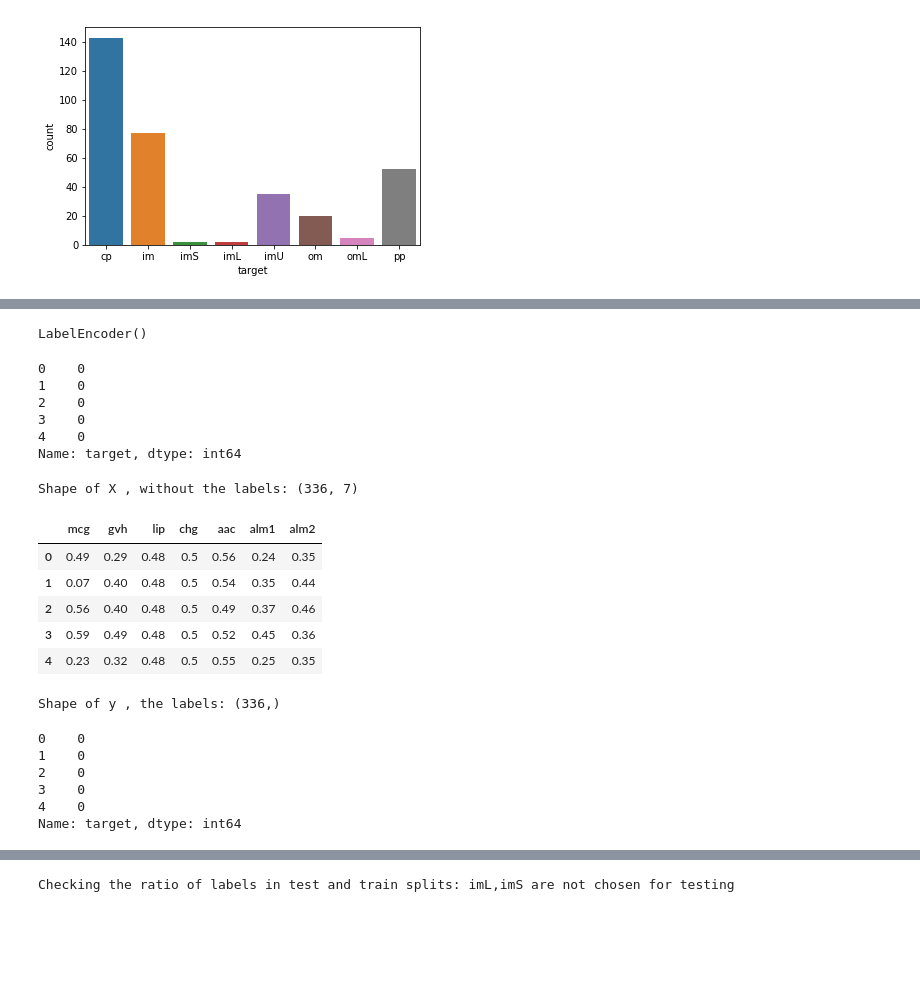
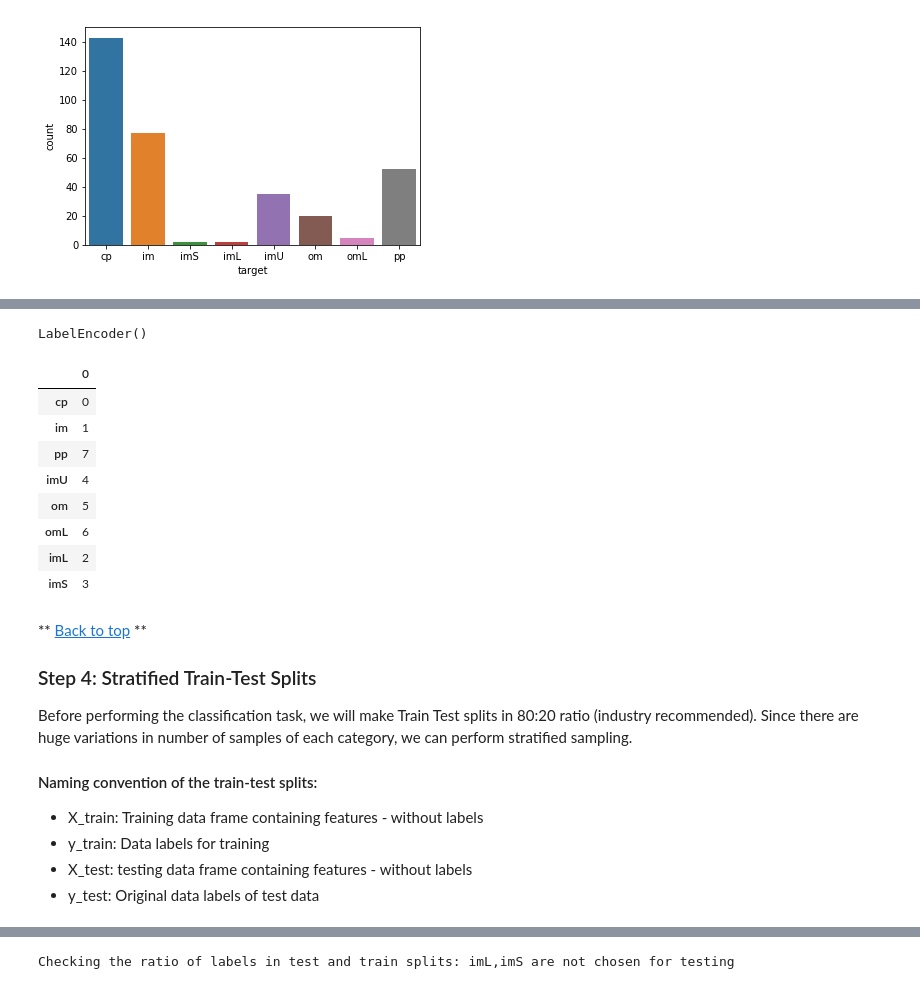
Before and after one commit to PrathyushaSangam/DataScienceUsingPython, a Jupyter notebook: ecoli.ipynb, the cells around one changed output, grey strips where cells are left out. Drawn from its saved outputs; the diff is of its cells as text; code cells hidden in the pictures; blank space fills up the shorter version.

Commit message:
update ecoli py notebook

```diff
--- a/ecoli.ipynb
+++ b/ecoli.ipynb
@@ -121,38 +132,40 @@ Since there are huge variations in number of samples of each category, we can pe
 # %%
 #changing categorical target to numerical
+
 from sklearn import preprocessing
+
 le = preprocessing.LabelEncoder()
 le.fit(ecoli_data['target'])
 ecoli_data['target'] = le.transform(ecoli_data['target'])
 
-ecoli_data['target'].head()
+#How did the label encoder map the targets?
+targets = ['cp', 'im', 'pp', 'imU', 'om', 'omL','imL','imS']
+map1 = le.transform(targets)
 
-X = ecoli_data.iloc[:,1:8]
-print("Shape of X , without the labels:",X.shape)
-X.head()
+mapping = pd.DataFrame(map1,targets)
+mapping
 
-y = ecoli_data.iloc[:,8]
-print("Shape of y , the labels:",y.shape)
-y.head()
+
+#ecoli_data['target'].head()
 # %% [output]
 LabelEncoder()
-0    0
-1    0
-2    0
-3    0
-4    0
-Name: target, dtype: int64
-Shape of X , without the labels: (336, 7)
-|  | mcg | gvh | lip | chg | aac | alm1 | alm2 |
-| 0 | 0.49 | 0.29 | 0.48 | 0.5 | 0.56 | 0.24 | 0.35 |
-| 1 | 0.07 | 0.40 | 0.48 | 0.5 | 0.54 | 0.35 | 0.44 |
-| 2 | 0.56 | 0.40 | 0.48 | 0.5 | 0.49 | 0.37 | 0.46 |
-| 3 | 0.59 | 0.49 | 0.48 | 0.5 | 0.52 | 0.45 | 0.36 |
-| 4 | 0.23 | 0.32 | 0.48 | 0.5 | 0.55 | 0.25 | 0.35 |
+|  | 0 |
+| cp | 0 |
+| im | 1 |
+| pp | 7 |
+| imU | 4 |
+| om | 5 |
+| omL | 6 |
+| imL | 2 |
+| imS | 3 |
-Shape of y , the labels: (336,)
-0    0
-1    0
-2    0
-3    0
-4    0
-Name: target, dtype: int64
+# %% [markdown]
+** [Back to top](#outline) **
+### Step 4: Stratified Train-Test Splits
+Before performing the classification task, we will make Train Test splits in 80:20 ratio (industry recommended).
+Since there are huge variations in number of samples of each category, we can perform stratified sampling.
+
+#### Naming convention of the train-test splits:
+* X_train: Training data frame containing features - without labels
+* y_train: Data labels for training
+* X_test: testing data frame containing features - without labels
+* y_test: Original data labels of test data
```
Also changed, not shown: parts of 19 cells of this notebook.
